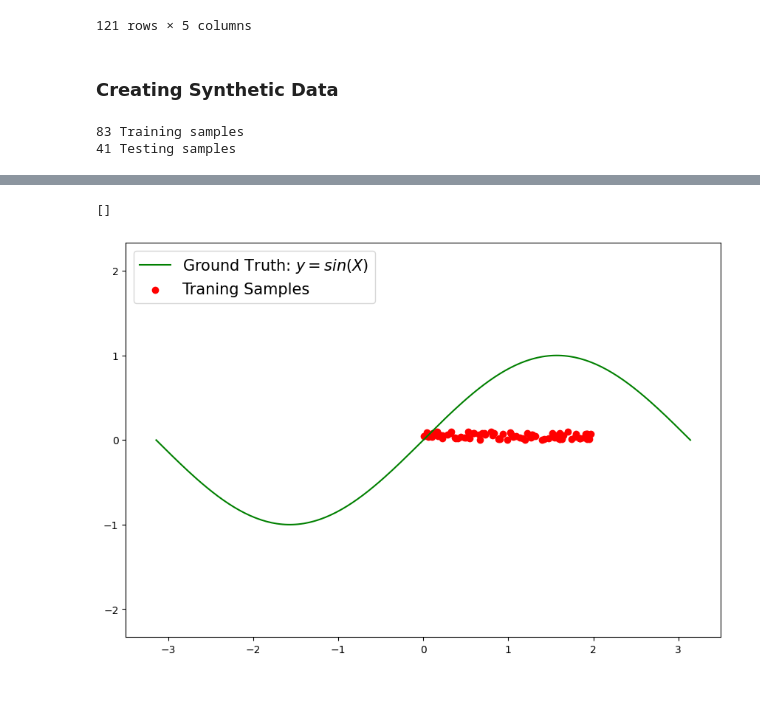
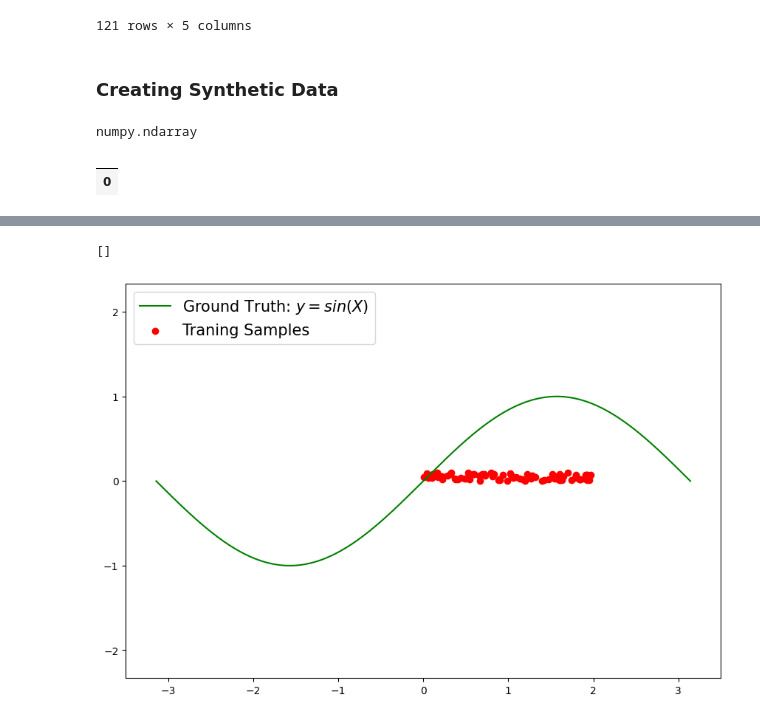
Before and after one commit to snajme/Capital-MarketML, a Jupyter notebook: NominalandRealFedFundsRateAnalysis.ipynb, the cells around one changed output, grey strips where cells are left out. Drawn from its saved outputs; the diff is of its cells as text; code cells hidden in the pictures; blank space fills up the shorter version.

```diff
--- a/NominalandRealFedFundsRateAnalysis.ipynb
+++ b/NominalandRealFedFundsRateAnalysis.ipynb
@@ -50,26 +50,40 @@ data_1
 121 rows × 5 columns
 # %% [markdown]
 ### Creating Synthetic Data
-# %%
-
-%config IPCompleter.greedy = True
-from sklearn.model_selection import train_test_split
-n_samples, n_features = 124, 15
-np.random.seed(5)
-# synthetic data generation for  DATE, DFF, CPIAUCSL, Real Fed Funds, USRECM
-
-X = np.random.random_sample(n_samples)*2
-X = X.reshape((-1, 1))
-y = (np.random.random_sample(n_samples)*0.1).reshape((-1,1))
-
-
-X_train, X_test, y_train, y_test = train_test_split(X, y, test_size=0.33)
-
-x_i = np.linspace(-np.pi, np.pi, 200)
-x_i = x_i.reshape((-1, 1))
-y_i = np.sin(x_i)
-print('{} Training samples'.format(X_train.shape[0]))
-print('{} Testing samples'.format(X_test.shape[0]))
-# %% [output]
-83 Training samples
-41 Testing samples
+# %%
+
+%config IPCompleter.greedy = True
+from sklearn.model_selection import train_test_split
+from scipy.stats import norm
+
+n_samples, n_features = 124, 15
+np.random.seed(5)
+# synthetic data generation for  DATE, DFF, CPIAUCSL, Real Fed Funds, USRECM
+
+# Date_Sdata = np.array([01/07/1954,01/08/1954, 01/09/1954, 01/10/1954])
+DFF_Sdata = np.array([0.80, 1.22, 1.07, 0.85])
+CPIAUCSL_Sdata =  np.array([0.26129, -0.26071, 2.15134, 1.12156])
+Real_Fed_Funds_Sdata =  np.array([1.36751, 1.65216, 2.02413, 0.57599])
+USRECM_Sdata =  np.array([1.0, 1.0, 1.0, 1.0])
+
+def mean_std_measures(data):
+    data_mean = np.mean(data)
+    data_std = np.std(data)
+    return synthetic_data_generation_rvs_norm(data_mean, data_std)
+
+def synthetic_data_generation_rvs_norm(actual_mean, actual_std):
+  for i in data:
+    synthetic_data = norm.rvs(loc=actual_mean, scale=actual_std, size=100)
+  return synthetic_data
+# %%
+type(mean_std_measures(DFF_Sdata))
+# %% [output]
+numpy.ndarray
+# %%
+syntatich_dataframe = pd.DataFrame()
+# syntatich_dataframe.append(mean_std_measures(DFF_Sdata).values)
+syntatich_dataframe = syntatich_dataframe.append(dict(zip(syntatich_dataframe.columns, mean_std_measures(DFF_Sdata))), ignore_index=True)
+syntatich_dataframe.head()
+# %% [output]
+|  |
+| 0 |
```
Also changed, not shown: parts of 9 cells of this notebook.
